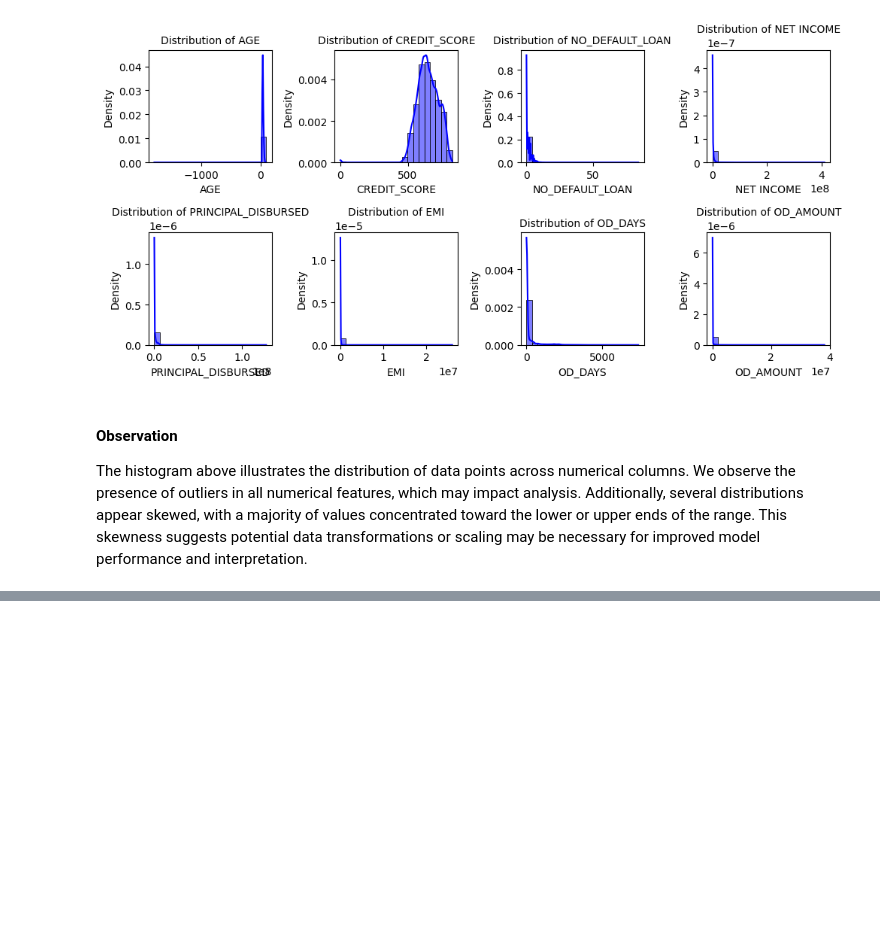
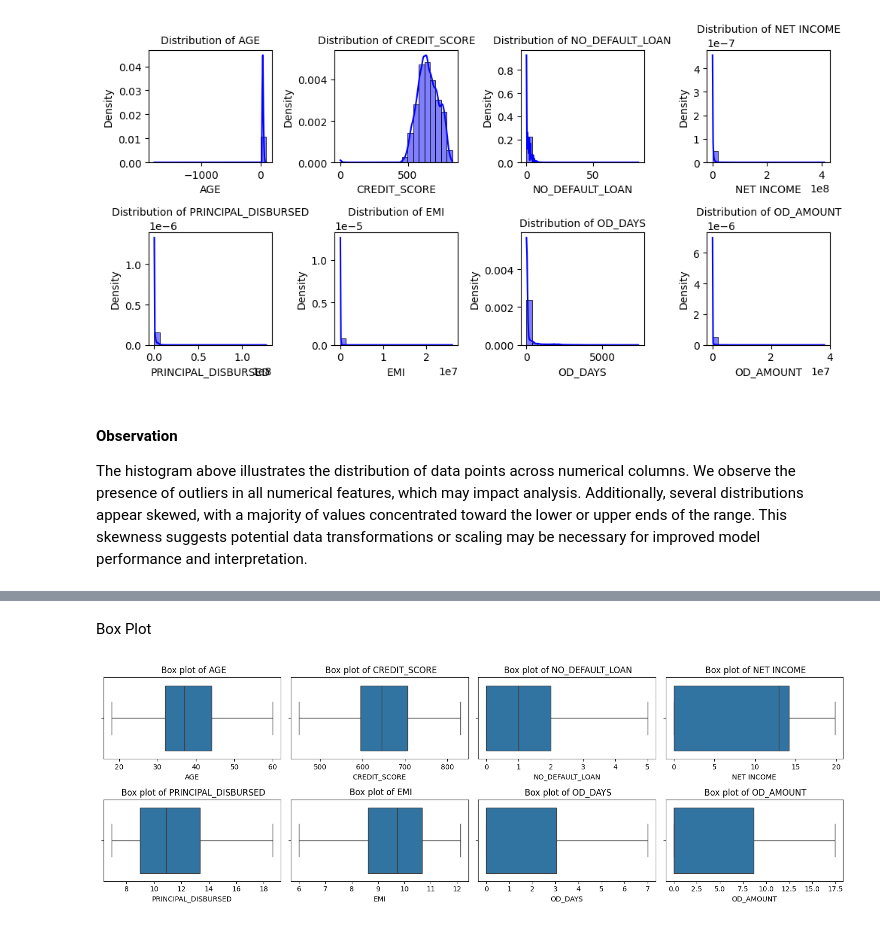
Before and after one commit to AlexIrungu/DSC-CapstoneProject, a Jupyter notebook: notebooks/james.ipynb, the cells around one changed output, grey strips where cells are left out. Saved outputs shown, nothing was run; the diff lists cells and outputs as text; code cells hidden in the pictures; blank space fills up the shorter version.

```diff
--- a/notebooks/james.ipynb
+++ b/notebooks/james.ipynb
@@ -408,0 +579,17 @@ The histogram above illustrates the distribution of data points across numerical
+# %% [markdown]
+Box Plot
+# %%
+# visualize using boxplot
+
+fig, axes = plt.subplots(2,4, figsize=(15,5))
+
+# Flatten the axes array to make it easier to iterate
+axes = axes.flatten()
+for i, col in enumerate(numerical_cols):
+    sns.boxplot(x=df_loan[col], ax = axes[i])
+    axes[i].set_title(f" Box plot of {col}", fontsize=12)
+plt.subplots_adjust(top=0.9)
+plt.tight_layout()
+plt.show()
+# %% [output]
+[figure, added]
```
Also changed, not shown: parts of 64 cells of this notebook.
